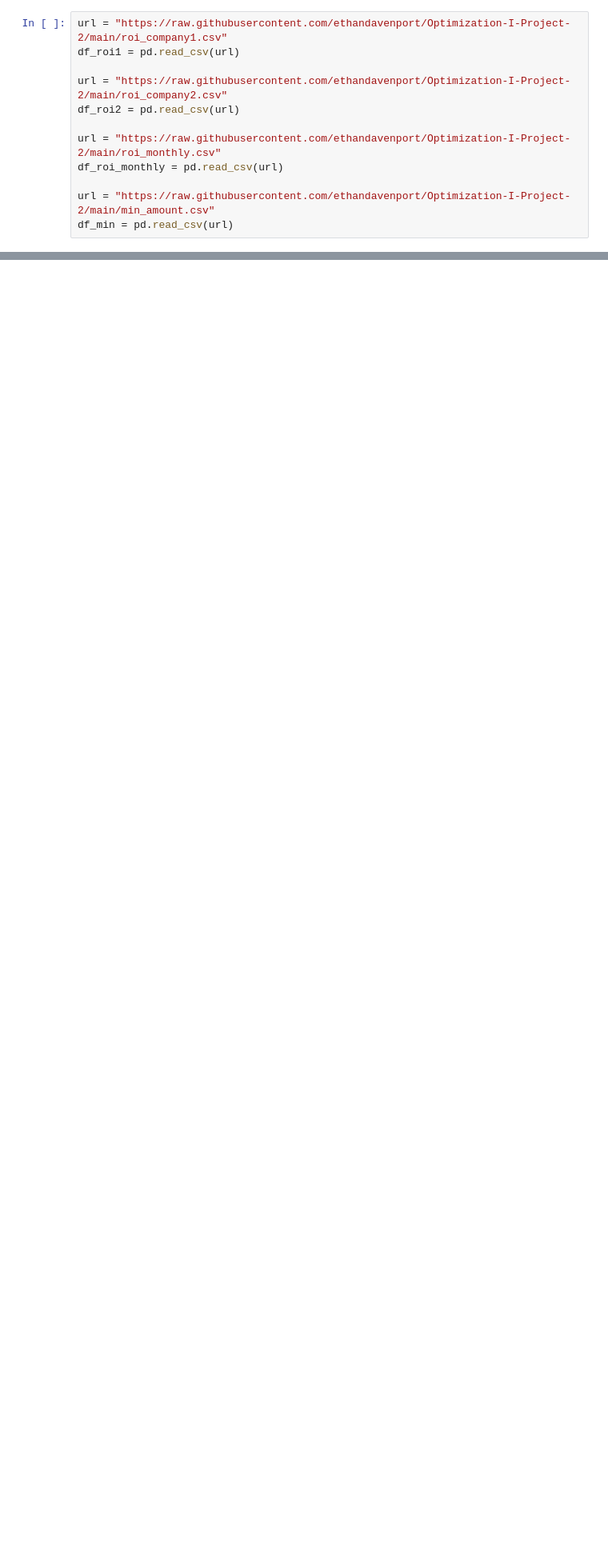
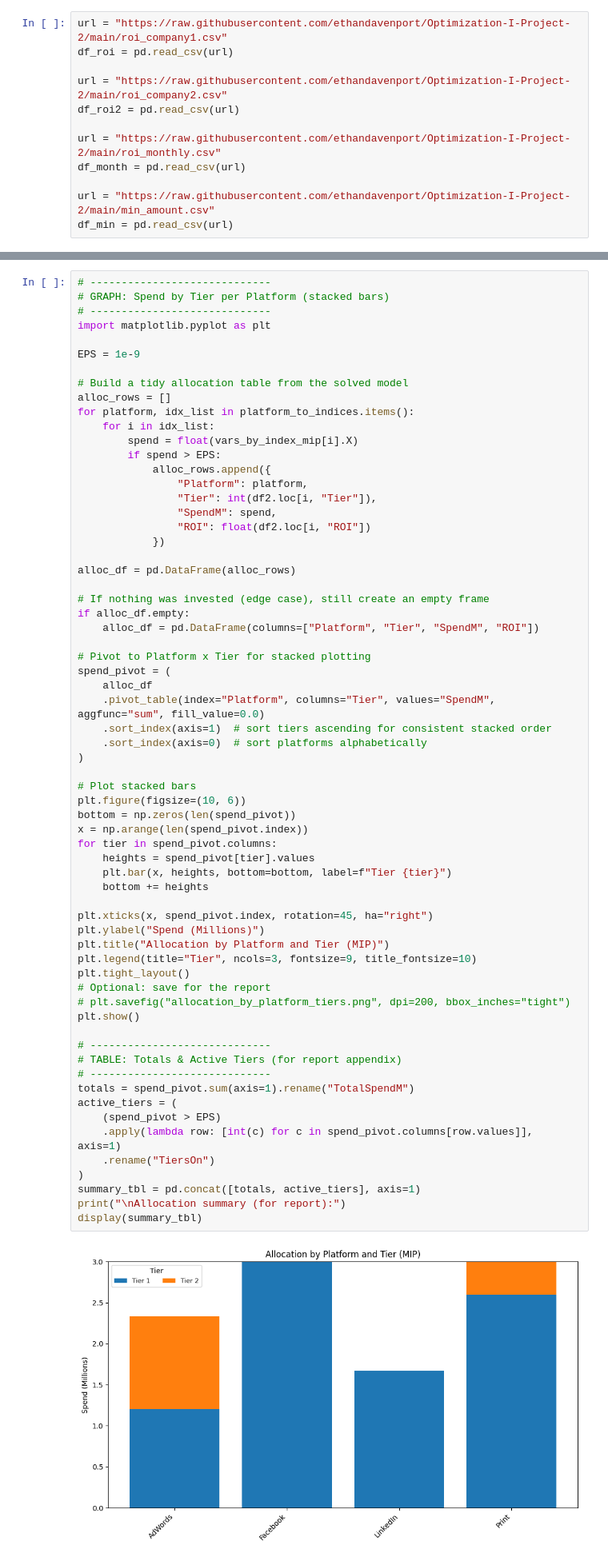
Before and after one commit to ethandavenport/Optimization-I-Project-2, a Jupyter notebook: mip.ipynb, the cells around one changed output, grey strips where cells are left out. Shown: that part at 80% size. Drawn from its saved outputs; the diff is of its cells as text; blank space fills up the shorter version.

```diff
--- a/mip.ipynb
+++ b/mip.ipynb
@@ -15,12 +13,12 @@ import pandas as pd
 # %%
 url = "https://raw.githubusercontent.com/ethandavenport/Optimization-I-Project-2/main/roi_company1.csv"
-df_roi1 = pd.read_csv(url)
+df_roi = pd.read_csv(url)
 
 url = "https://raw.githubusercontent.com/ethandavenport/Optimization-I-Project-2/main/roi_company2.csv"
 df_roi2 = pd.read_csv(url)
 
 url = "https://raw.githubusercontent.com/ethandavenport/Optimization-I-Project-2/main/roi_monthly.csv"
-df_roi_monthly = pd.read_csv(url)
+df_month = pd.read_csv(url)
 
 url = "https://raw.githubusercontent.com/ethandavenport/Optimization-I-Project-2/main/min_amount.csv"
 df_min = pd.read_csv(url)
@@ -26,0 +303,67 @@ df_min = pd.read_csv(url)
+# %%
+# -----------------------------
+# GRAPH: Spend by Tier per Platform (stacked bars)
+# -----------------------------
+import matplotlib.pyplot as plt
+
+EPS = 1e-9
+
+# Build a tidy allocation table from the solved model
+alloc_rows = []
+for platform, idx_list in platform_to_indices.items():
+    for i in idx_list:
+        spend = float(vars_by_index_mip[i].X)
+        if spend > EPS:
+            alloc_rows.append({
+                "Platform": platform,
+                "Tier": int(df2.loc[i, "Tier"]),
+                "SpendM": spend,
+                "ROI": float(df2.loc[i, "ROI"])
+            })
+
+alloc_df = pd.DataFrame(alloc_rows)
+
+# If nothing was invested (edge case), still create an empty frame
+if alloc_df.empty:
+    alloc_df = pd.DataFrame(columns=["Platform", "Tier", "SpendM", "ROI"])
+
+# Pivot to Platform x Tier for stacked plotting
+spend_pivot = (
+    alloc_df
+    .pivot_table(index="Platform", columns="Tier", values="SpendM", aggfunc="sum", fill_value=0.0)
+    .sort_index(axis=1)  # sort tiers ascending for consistent stacked order
+    .sort_index(axis=0)  # sort platforms alphabetically
+)
+
+# Plot stacked bars
+plt.figure(figsize=(10, 6))
+bottom = np.zeros(len(spend_pivot))
+x = np.arange(len(spend_pivot.index))
+for tier in spend_pivot.columns:
+    heights = spend_pivot[tier].values
+    plt.bar(x, heights, bottom=bottom, label=f"Tier {tier}")
+    bottom += heights
+
+plt.xticks(x, spend_pivot.index, rotation=45, ha="right")
+plt.ylabel("Spend (Millions)")
+plt.title("Allocation by Platform and Tier (MIP)")
+plt.legend(title="Tier", ncols=3, fontsize=9, title_fontsize=10)
+plt.tight_layout()
+# Optional: save for the report
+# plt.savefig("allocation_by_platform_tiers.png", dpi=200, bbox_inches="tight")
+plt.show()
+
+# -----------------------------
+# TABLE: Totals & Active Tiers (for report appendix)
+# -----------------------------
+totals = spend_pivot.sum(axis=1).rename("TotalSpendM")
+active_tiers = (
+    (spend_pivot > EPS)
+    .apply(lambda row: [int(c) for c in spend_pivot.columns[row.values]], axis=1)
+    .rename("TiersOn")
+)
+summary_tbl = pd.concat([totals, active_tiers], axis=1)
+print("\nAllocation summary (for report):")
+display(summary_tbl)
+# %% [output]
+[figure, added]
```
Also changed, not shown: parts of 16 cells of this notebook.
